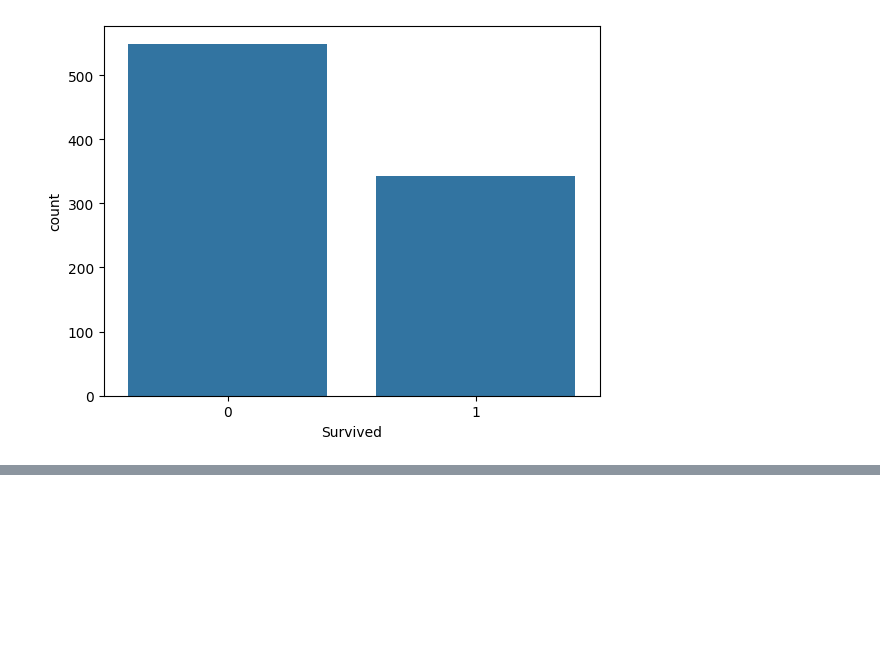
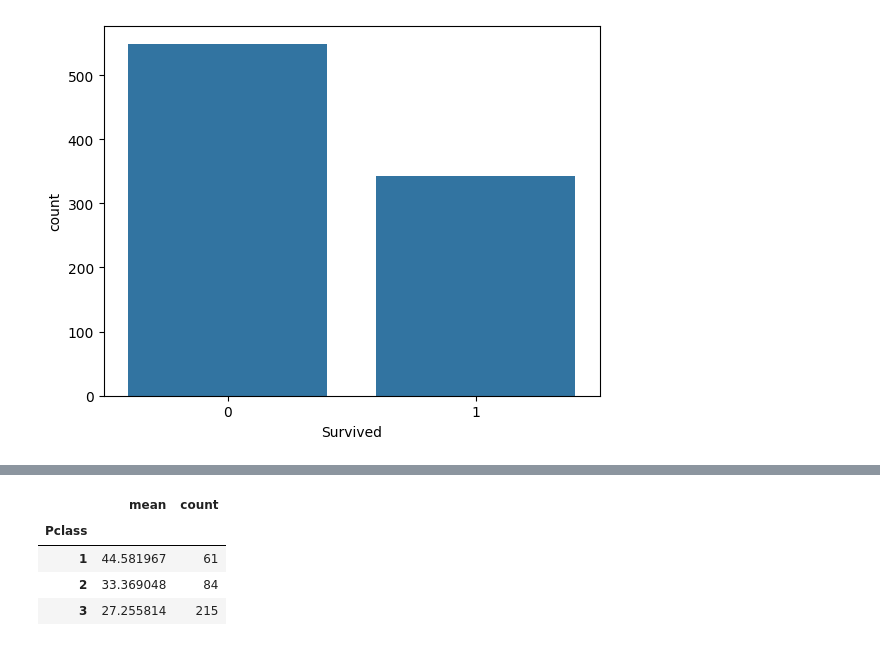
Before and after one commit to gabmata22/fundamentos-de-pandas, a Jupyter notebook: titanic.ipynb, the cells around one changed output, grey strips where cells are left out. Drawn from its saved outputs; the diff is of its cells as text; code cells hidden in the pictures; blank space fills up the shorter version.

```diff
--- a/titanic.ipynb
+++ b/titanic.ipynb
@@ -345,0 +487,9 @@ sns.catplot(x='Sex', col='Survived', data=df0, kind='count')
+# %%
+# muestrame el promedio de edad y la cantidad de los pasajeros masculinos que no sobrevivieron en que clase viajaban
+df0[(df0['Sex'] == 'male') & (df0['Survived'] == 0)].groupby('Pclass')['Age'].agg(['mean', 'count'])
+# %% [output]
+|  | mean | count |
+| Pclass |  |  |
+| 1 | 44.581967 | 61 |
+| 2 | 33.369048 | 84 |
+| 3 | 27.255814 | 215 |
```
Also changed, not shown: parts of 23 cells of this notebook.
